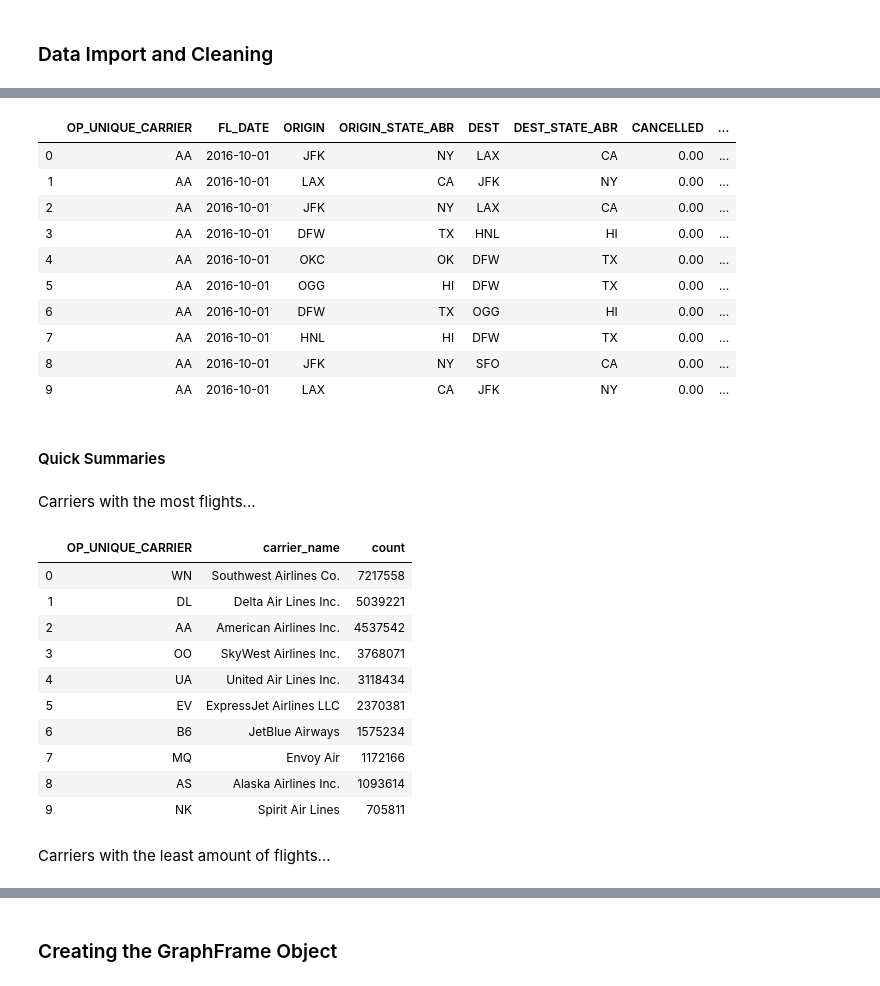
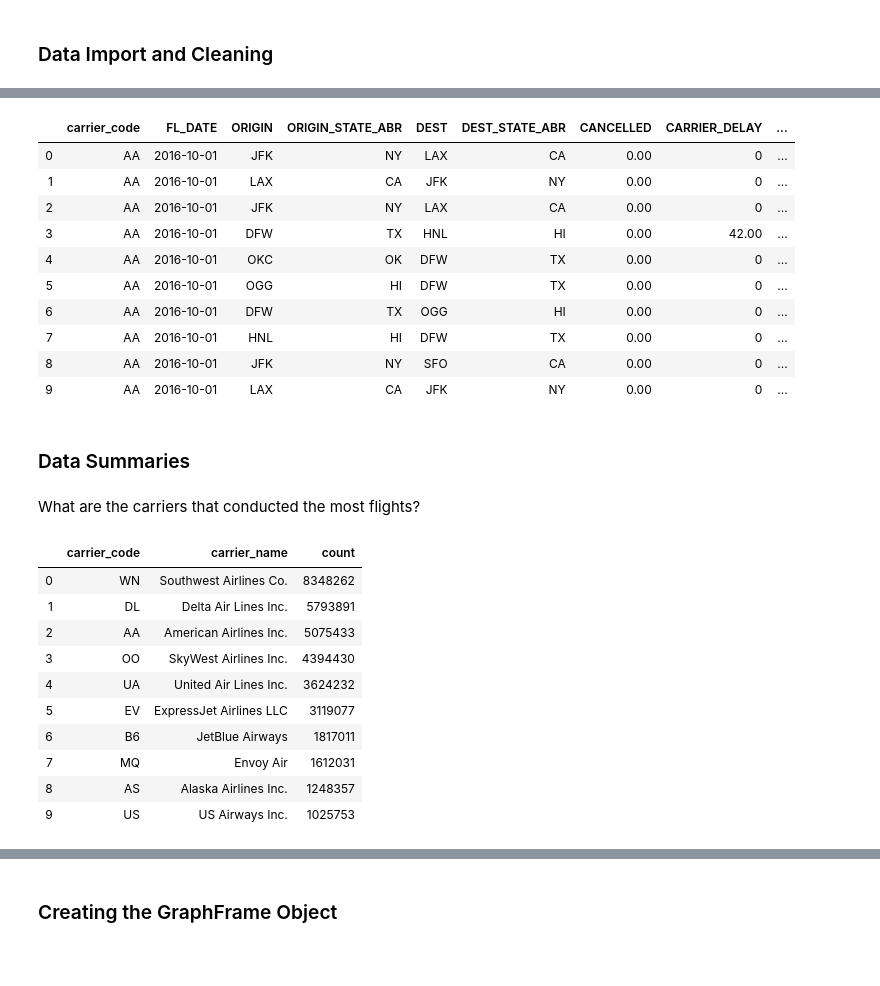
Before and after one commit to jastingo/presentations, a Jupyter notebook: graph_analytics_informs_meetup/graph_analytics_at_scale_informs_meetup.ipynb, the cells around one changed output, grey strips where cells are left out. Saved outputs shown, nothing was run; the diff lists cells and outputs as text; code cells hidden in the pictures; blank space fills up the shorter version.

```diff
--- a/graph_analytics_informs_meetup/graph_analytics_at_scale_informs_meetup.ipynb
+++ b/graph_analytics_informs_meetup/graph_analytics_at_scale_informs_meetup.ipynb
@@ -20,3 +28,11 @@ sc.setCheckpointDir('/tmp')
+# %%
+# Data Locations
+CARRIER_CODE_LOC = 's3://jornaya-ds-us-east-1-sandbox/csnyder/L_UNIQUE_CARRIERS.csv'
+AIRPORT_CODE_LOC = 's3://jornaya-ds-us-east-1-sandbox/csnyder/L_AIRPORT.csv'
+FLIGHT_DATA_LOC = 's3://jornaya-ds-us-east-1-sandbox/csnyder/dot_carrier_data'
+
+CARRIER_CODE = 'carrier_code'
+AIRPORT_CODE = 'airport_code'
 # %% [markdown]
 ### Data Import and Cleaning
 # %% [markdown]
@@ -32,3 +42,7 @@ airport_codes = spark.read.csv('s3://jornaya-ds-us-east-1-sandbox/csnyder/L_AIRP
+# %%
+# Read in airline codes mapping
+carrier_codes = spark.read.csv(CARRIER_CODE_LOC, header=True) \
+    .selectExpr('Code as {}'.format(CARRIER_CODE), 'Description as carrier_name')
 # %%
 carrier_codes.limit(5).toPandas()
 # %% [output]
@@ -50,9 +78,10 @@ airport_codes.limit(5).toPandas()
 # %%
 # Read in the airline linkage data, select only subset of columns, join airline codes
-air = spark.read.csv('s3://jornaya-ds-us-east-1-sandbox/csnyder/dot_carrier_data', header=True) \
+air = spark.read.csv(FLIGHT_DATA_LOC, header=True) \
     .select('FL_DATE', 'OP_UNIQUE_CARRIER', 'ORIGIN', 'ORIGIN_STATE_ABR', 'DEST', 'DEST_STATE_ABR',
             'CANCELLED', 'CARRIER_DELAY', 'WEATHER_DELAY', 'year') \
-    .join(F.broadcast(carrier_codes), on='OP_UNIQUE_CARRIER', how='inner')
+    .withColumnRenamed('OP_UNIQUE_CARRIER', CARRIER_CODE) \
+    .join(F.broadcast(carrier_codes), on=CARRIER_CODE, how='inner')
 # %%
 # delays are in minutes and are null when there is no delay. Fill nulls as 0.
 air = air.na.fill({'CARRIER_DELAY': 0, 'WEATHER_DELAY': 0})
@@ -63,38 +92,38 @@ air.count()
 # %%
 air.limit(10).toPandas()
 # %% [output]
-|  | OP_UNIQUE_CARRIER | FL_DATE | ORIGIN | ORIGIN_STATE_ABR | DEST | DEST_STATE_ABR | CANCELLED | ... |
-| 0 | AA | 2016-10-01 | JFK | NY | LAX | CA | 0.00 | ... |
-| 1 | AA | 2016-10-01 | LAX | CA | JFK | NY | 0.00 | ... |
-| 2 | AA | 2016-10-01 | JFK | NY | LAX | CA | 0.00 | ... |
-| 3 | AA | 2016-10-01 | DFW | TX | HNL | HI | 0.00 | ... |
-| 4 | AA | 2016-10-01 | OKC | OK | DFW | TX | 0.00 | ... |
-| 5 | AA | 2016-10-01 | OGG | HI | DFW | TX | 0.00 | ... |
-| 6 | AA | 2016-10-01 | DFW | TX | OGG | HI | 0.00 | ... |
-| 7 | AA | 2016-10-01 | HNL | HI | DFW | TX | 0.00 | ... |
-| 8 | AA | 2016-10-01 | JFK | NY | SFO | CA | 0.00 | ... |
-| 9 | AA | 2016-10-01 | LAX | CA | JFK | NY | 0.00 | ... |
+|  | carrier_code | FL_DATE | ORIGIN | ORIGIN_STATE_ABR | DEST | DEST_STATE_ABR | CANCELLED | CARRIER_DELAY | ... |
+| 0 | AA | 2016-10-01 | JFK | NY | LAX | CA | 0.00 | 0 | ... |
+| 1 | AA | 2016-10-01 | LAX | CA | JFK | NY | 0.00 | 0 | ... |
+| 2 | AA | 2016-10-01 | JFK | NY | LAX | CA | 0.00 | 0 | ... |
+| 3 | AA | 2016-10-01 | DFW | TX | HNL | HI | 0.00 | 42.00 | ... |
+| 4 | AA | 2016-10-01 | OKC | OK | DFW | TX | 0.00 | 0 | ... |
+| 5 | AA | 2016-10-01 | OGG | HI | DFW | TX | 0.00 | 0 | ... |
+| 6 | AA | 2016-10-01 | DFW | TX | OGG | HI | 0.00 | 0 | ... |
+| 7 | AA | 2016-10-01 | HNL | HI | DFW | TX | 0.00 | 0 | ... |
+| 8 | AA | 2016-10-01 | JFK | NY | SFO | CA | 0.00 | 0 | ... |
+| 9 | AA | 2016-10-01 | LAX | CA | JFK | NY | 0.00 | 0 | ... |
 # %% [markdown]
-#### Quick Summaries
+### Data Summaries
-# %% [markdown]
-Carriers with the most flights...
+# %% [markdown]
+What are the carriers that conducted the most flights?
+# %%
+carrier_flight_counts = air \
+    .groupBy(CARRIER_CODE, 'carrier_name') \
+    .count()
 # %%
-air \
-    .groupBy('OP_UNIQUE_CARRIER','carrier_name') \
-    .count() \
+carrier_flight_counts \
     .orderBy(F.desc('count')) \
     .limit(10).toPandas()
 # %% [output]
-|  | OP_UNIQUE_CARRIER | carrier_name | count |
-| 0 | WN | Southwest Airlines Co. | 7217558 |
-| 1 | DL | Delta Air Lines Inc. | 5039221 |
-| 2 | AA | American Airlines Inc. | 4537542 |
-| 3 | OO | SkyWest Airlines Inc. | 3768071 |
-| 4 | UA | United Air Lines Inc. | 3118434 |
-| 5 | EV | ExpressJet Airlines LLC | 2370381 |
-| 6 | B6 | JetBlue Airways | 1575234 |
-| 7 | MQ | Envoy Air | 1172166 |
-| 8 | AS | Alaska Airlines Inc. | 1093614 |
-| 9 | NK | Spirit Air Lines | 705811 |
+|  | carrier_code | carrier_name | count |
+| 0 | WN | Southwest Airlines Co. | 8348262 |
+| 1 | DL | Delta Air Lines Inc. | 5793891 |
+| 2 | AA | American Airlines Inc. | 5075433 |
+| 3 | OO | SkyWest Airlines Inc. | 4394430 |
+| 4 | UA | United Air Lines Inc. | 3624232 |
+| 5 | EV | ExpressJet Airlines LLC | 3119077 |
+| 6 | B6 | JetBlue Airways | 1817011 |
+| 7 | MQ | Envoy Air | 1612031 |
+| 8 | AS | Alaska Airlines Inc. | 1248357 |
+| 9 | US | US Airways Inc. | 1025753 |
-# %% [markdown]
-Carriers with the least amount of flights...
```
Also changed, not shown: parts of 77 cells of this notebook, 1 other file.
